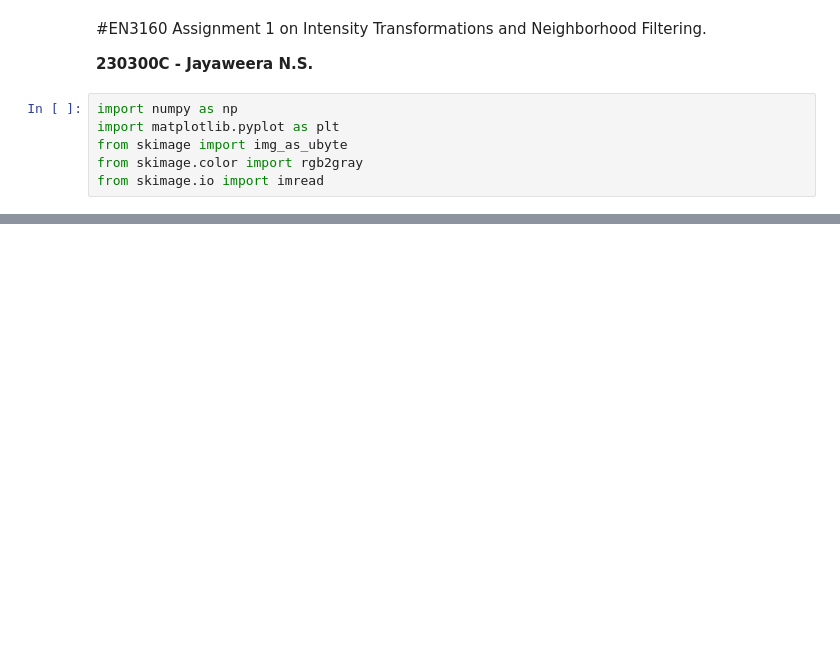
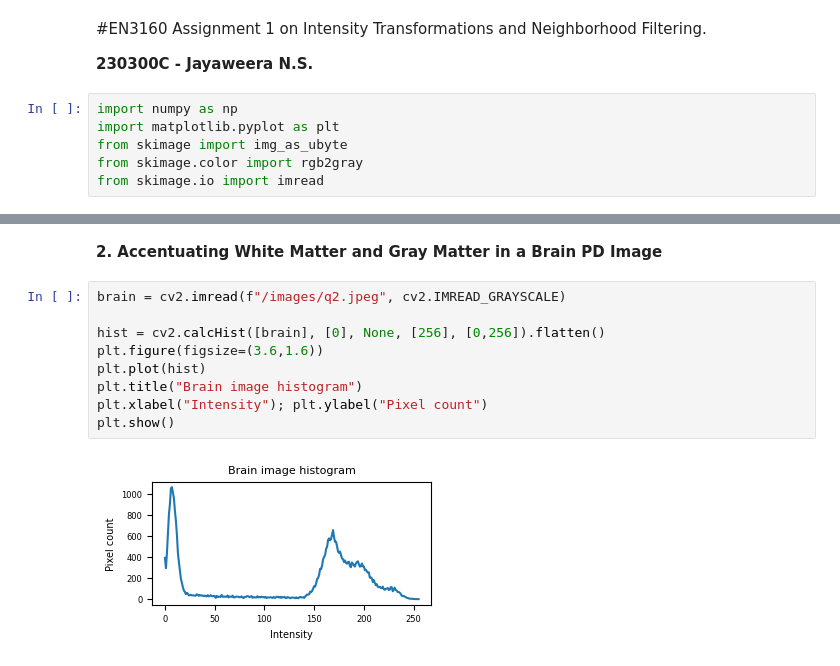
Before and after one commit to NisalJayaweera/EN3160-Assignment-1-on-Intensity-Transformations-and-Neighborhood-Filtering, a Jupyter notebook: Intensity_Transformation_Assignment.ipynb, the cells around one changed output, grey strips where cells are left out. Cells and saved outputs as stored; diff of their text form; blank space fills up the shorter version.

```diff
--- a/Intensity_Transformation_Assignment.ipynb
+++ b/Intensity_Transformation_Assignment.ipynb
@@ -61,0 +117,13 @@ plt.show()
+# %% [markdown]
+**2. Accentuating White Matter and Gray Matter in a Brain PD Image**
+# %%
+brain = cv2.imread(f"/images/q2.jpeg", cv2.IMREAD_GRAYSCALE)
+
+hist = cv2.calcHist([brain], [0], None, [256], [0,256]).flatten()
+plt.figure(figsize=(3.6,1.6))
+plt.plot(hist)
+plt.title("Brain image histogram")
+plt.xlabel("Intensity"); plt.ylabel("Pixel count")
+plt.show()
+# %% [output]
+[figure, added]
```
Also changed, not shown: parts of 7 cells of this notebook.
